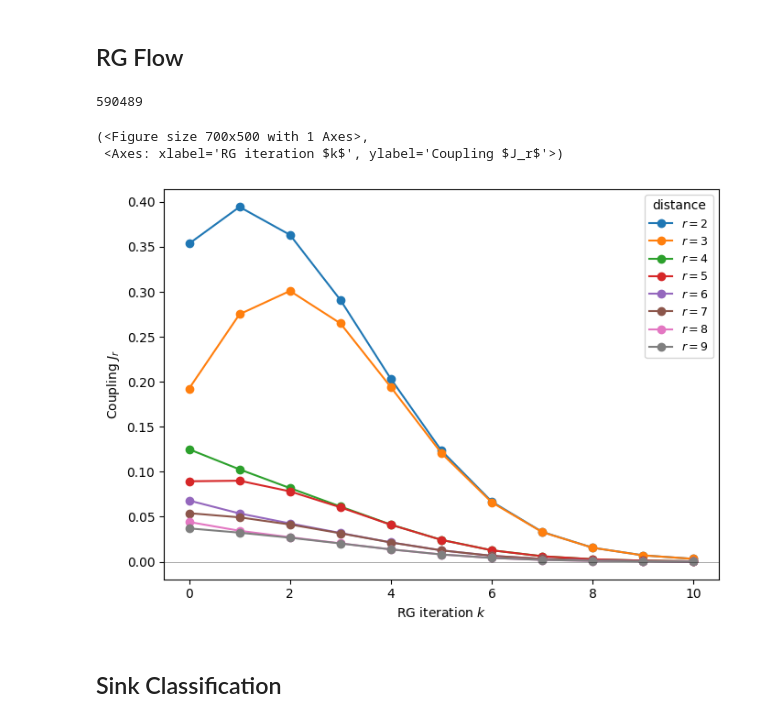
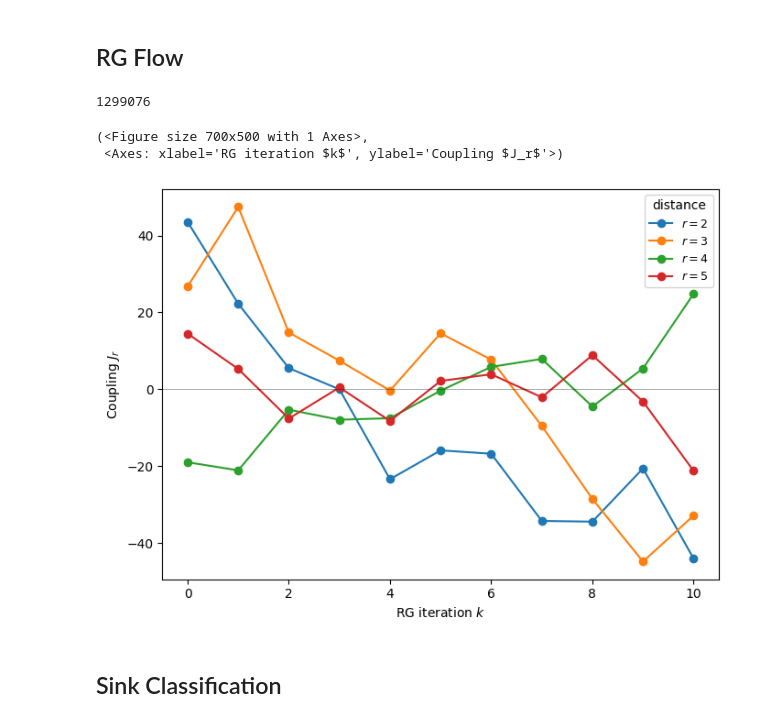
Before and after one commit to erbilcanartun/long-range-ising-chain, a Jupyter notebook: notebooks/dilute_random_couplings.ipynb, the cells around one changed output. Cells and saved outputs as stored; diff of their text form; code cells hidden in the pictures.

```diff
--- a/notebooks/dilute_random_couplings.ipynb
+++ b/notebooks/dilute_random_couplings.ipynb
@@ -493,15 +493,23 @@ def plot_phase_points_p_T(
 # %% [markdown]
 ## RG Flow
 # %%
-D0 = required_initial_max_distance(max_dist_final=9, n_steps=10)
+D0 = required_initial_max_distance(max_dist_final=20, n_steps=10)
 print(D0)
-flow = generate_rg_flow(J0=1, a=1.5, D=D0, n_steps=10, p=0., r_frac=0, seed=19)
-plot_rg_flow(flow, distances_to_plot=[2, 3, 4, 5, 6, 7, 8, 9])
+flow = generate_rg_flow(
+    J0=1/0.01,
+    a=1.2,
+    D=D0,
+    n_steps=10,
+    p=0.64,
+    r_frac=0.4,
+    seed=26
+)
+plot_rg_flow(flow, distances_to_plot=[2, 3, 4, 5,])
 # %% [output]
-590489
+1299076
 (<Figure size 700x500 with 1 Axes>,
  <Axes: xlabel='RG iteration $k$', ylabel='Coupling $J_r$'>)
-[figure, old version]
+[figure, new version]
 # %% [markdown]
 ## Sink Classification
 # %%
```
Also changed, not shown: parts of 6 cells of this notebook, 2 other files.
